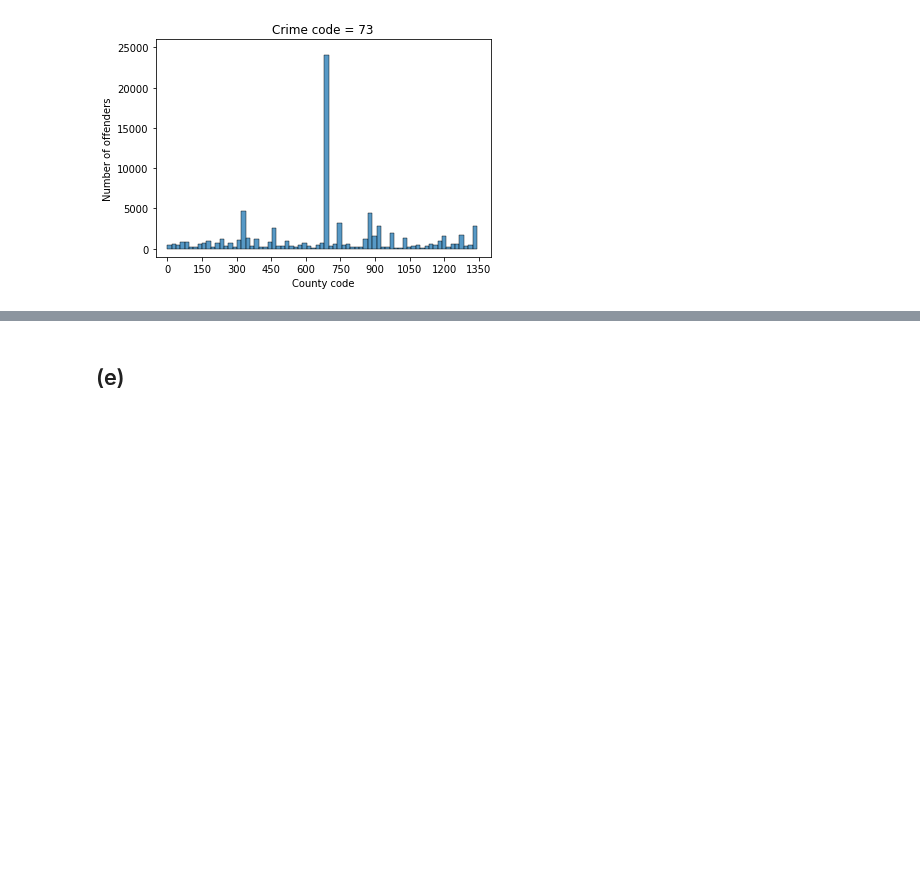
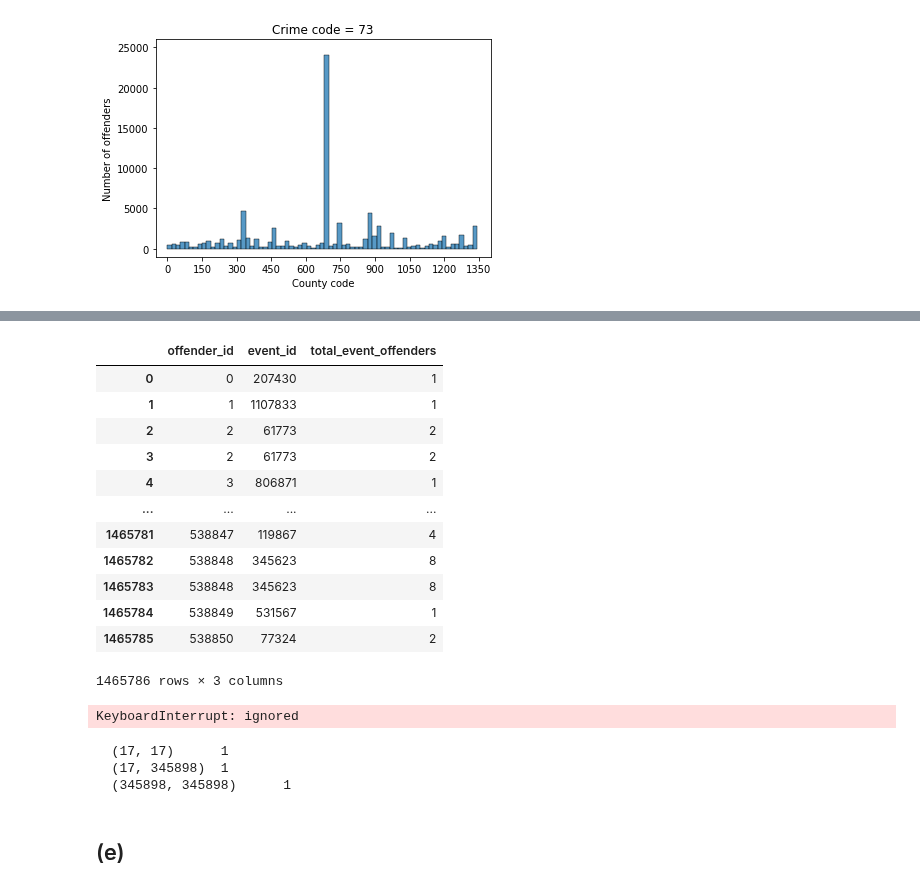
Before and after one commit to pipeton8/6.439-stats-comp-applications, a Jupyter notebook: Assignments/4 - Networks/6.439 - Problem Set 4.ipynb, the cells around one changed output, grey strips where cells are left out. Saved outputs shown, nothing was run; the diff lists cells and outputs as text; code cells hidden in the pictures; blank space fills up the shorter version.

```diff
--- a/Assignments/4 - Networks/6.439 - Problem Set 4.ipynb
+++ b/Assignments/4 - Networks/6.439 - Problem Set 4.ipynb
@@ -302,0 +329,16 @@ for crime in most_offenders_list:
+# %%
+co_off2
+# %% [output]
+|  | offender_id | event_id | total_event_offenders |
+| 0 | 0 | 207430 | 1 |
+| 1 | 1 | 1107833 | 1 |
+| 2 | 2 | 61773 | 2 |
+| 3 | 2 | 61773 | 2 |
+| 4 | 3 | 806871 | 1 |
+| ... | ... | ... | ... |
+| 1465781 | 538847 | 119867 | 4 |
+| 1465782 | 538848 | 345623 | 8 |
+| 1465783 | 538848 | 345623 | 8 |
+| 1465784 | 538849 | 531567 | 1 |
+| 1465785 | 538850 | 77324 | 2 |
+1465786 rows × 3 columns
@@ -302,0 +347,29 @@ for crime in most_offenders_list:
+# %%
+
+# Initialize parameters
+number_of_offenders = co_off2['offender_id'].unique().size
+crime_events = co_off2['event_id'].unique()
+
+# Initialize network as sparse DoK matrix
+co_off_network = scipy.sparse.dok_matrix((number_of_offenders,number_of_offenders), dtype='int')
+
+# Loop over the crime events
+for event in tqdm(crime_events):
+
+  # Restrict dataset to current event_id
+  event_data = co_off2[co_off2['event_id'] == event]
+
+  # Skip events only with one offender
+  if event_data.shape[0] == 1:
+    continue
+
+  # Obtain list of offenders
+  offenders = event_data['offender_id'].to_numpy()
+
+  # Cycle through offenders to increase by 1 their co-offending weight
+  for i,offender_i in enumerate(offenders):
+    for offender_j in offenders[i:]:
+      co_off_network[offender_i, offender_j] += 1
+      co_off_network[offender_j, offender_i] += 1
+# %% [output]
+KeyboardInterrupt: ignored
@@ -303,3 +380,9 @@ for crime in most_offenders_list:
+# %%
+print(co_off_network)
+# %% [output]
+  (17, 17)      1
+  (17, 345898)  1
+  (345898, 345898)      1
 # %% [markdown]
 ## (e)
 # %% [markdown]
```
Also changed, not shown: parts of 9 cells of this notebook.
